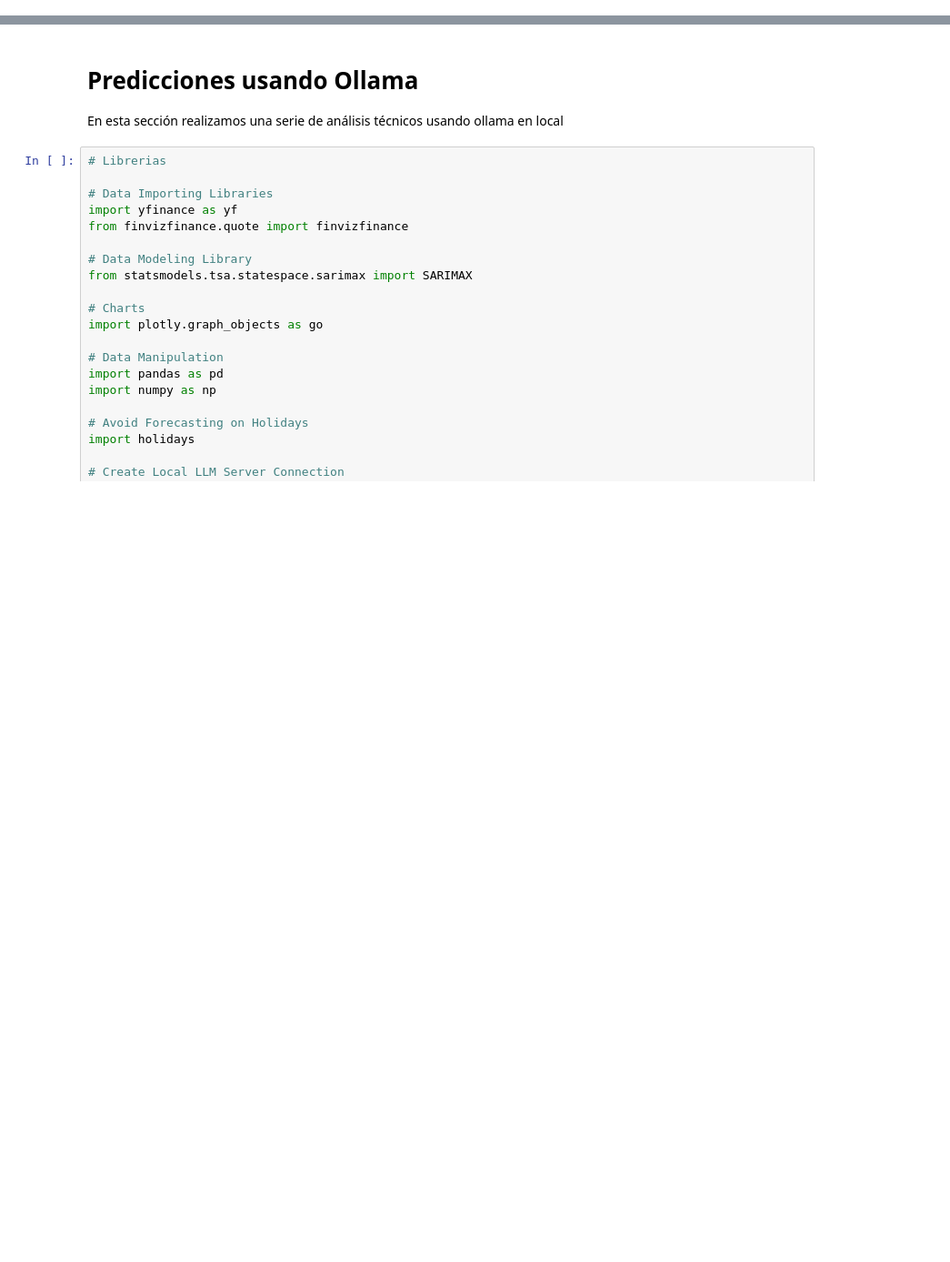
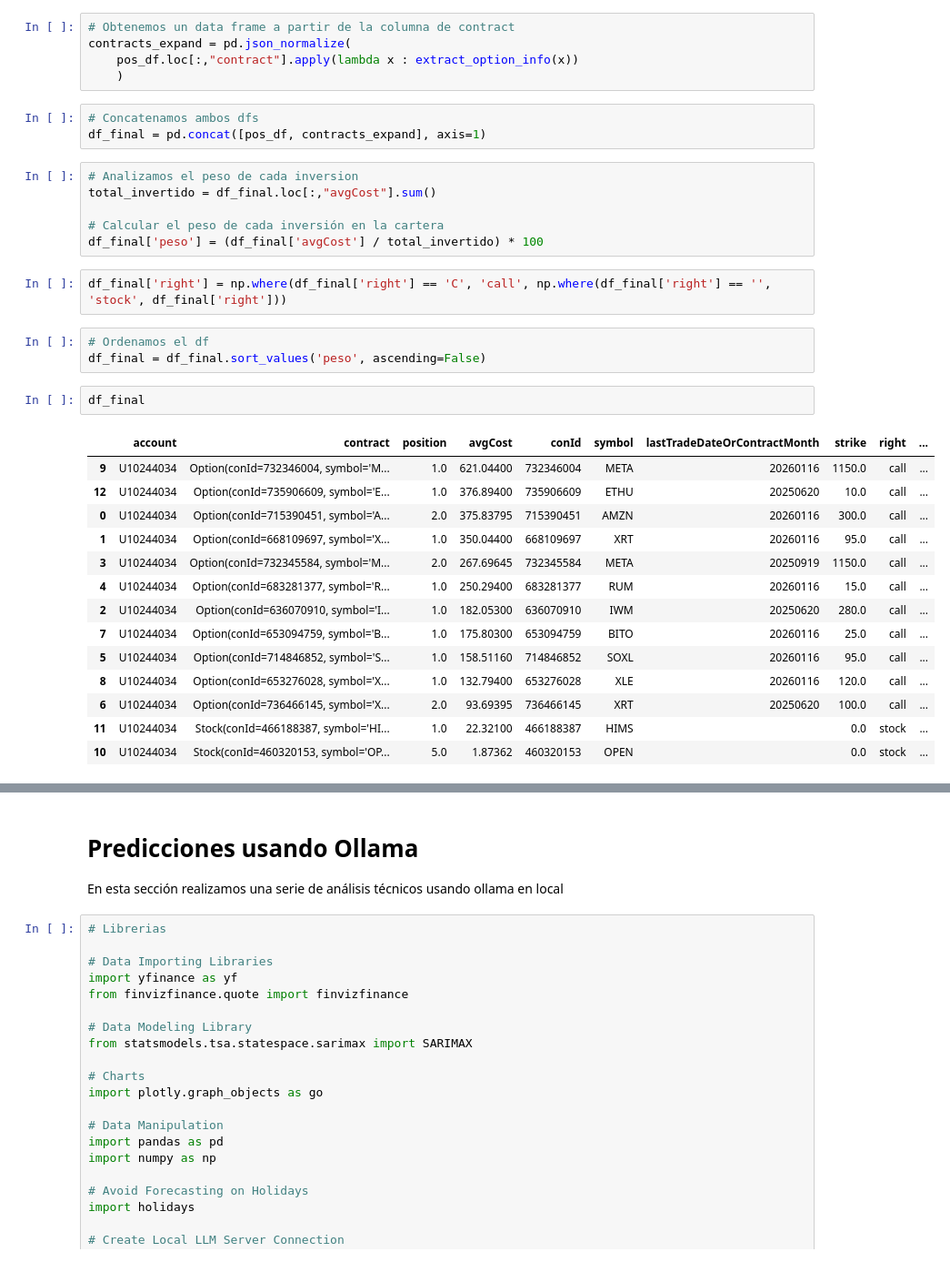
Before and after one commit to nestorap/sotck_app, a Jupyter notebook: notebooks/pruebas.ipynb, the cells around one changed output, grey strips where cells are left out. Shown at 91% size. Saved outputs shown, nothing was run; the diff lists cells and outputs as text; blank space fills up the shorter version.

```diff
--- a/notebooks/pruebas.ipynb
+++ b/notebooks/pruebas.ipynb
@@ -23,0 +70,36 @@ Matplotlib is building the font cache; this may take a moment.
+# %%
+# Obtenemos un data frame a partir de la columna de contract
+contracts_expand = pd.json_normalize(
+    pos_df.loc[:,"contract"].apply(lambda x : extract_option_info(x))
+    )
+# %%
+# Concatenamos ambos dfs
+df_final = pd.concat([pos_df, contracts_expand], axis=1)
+# %%
+# Analizamos el peso de cada inversion
+total_invertido = df_final.loc[:,"avgCost"].sum()
+
+# Calcular el peso de cada inversión en la cartera
+df_final['peso'] = (df_final['avgCost'] / total_invertido) * 100
+# %%
+df_final['right'] = np.where(df_final['right'] == 'C', 'call', np.where(df_final['right'] == '', 'stock', df_final['right']))
+# %%
+# Ordenamos el df
+df_final = df_final.sort_values('peso', ascending=False)
+# %%
+df_final
+# %% [output]
+|  | account | contract | position | avgCost | conId | symbol | lastTradeDateOrContractMonth | strike | right | ... |
+| 9 | U10244034 | Option(conId=732346004, symbol='M... | 1.0 | 621.04400 | 732346004 | META | 20260116 | 1150.0 | call | ... |
+| 12 | U10244034 | Option(conId=735906609, symbol='E... | 1.0 | 376.89400 | 735906609 | ETHU | 20250620 | 10.0 | call | ... |
+| 0 | U10244034 | Option(conId=715390451, symbol='A... | 2.0 | 375.83795 | 715390451 | AMZN | 20260116 | 300.0 | call | ... |
+| 1 | U10244034 | Option(conId=668109697, symbol='X... | 1.0 | 350.04400 | 668109697 | XRT | 20260116 | 95.0 | call | ... |
+| 3 | U10244034 | Option(conId=732345584, symbol='M... | 2.0 | 267.69645 | 732345584 | META | 20250919 | 1150.0 | call | ... |
+| 4 | U10244034 | Option(conId=683281377, symbol='R... | 1.0 | 250.29400 | 683281377 | RUM | 20260116 | 15.0 | call | ... |
+| 2 | U10244034 | Option(conId=636070910, symbol='I... | 1.0 | 182.05300 | 636070910 | IWM | 20250620 | 280.0 | call | ... |
+| 7 | U10244034 | Option(conId=653094759, symbol='B... | 1.0 | 175.80300 | 653094759 | BITO | 20260116 | 25.0 | call | ... |
+| 5 | U10244034 | Option(conId=714846852, symbol='S... | 1.0 | 158.51160 | 714846852 | SOXL | 20260116 | 95.0 | call | ... |
+| 8 | U10244034 | Option(conId=653276028, symbol='X... | 1.0 | 132.79400 | 653276028 | XLE | 20260116 | 120.0 | call | ... |
+| 6 | U10244034 | Option(conId=736466145, symbol='X... | 2.0 | 93.69395 | 736466145 | XRT | 20250620 | 100.0 | call | ... |
+| 11 | U10244034 | Stock(conId=466188387, symbol='HI... | 1.0 | 22.32100 | 466188387 | HIMS |  | 0.0 | stock | ... |
+| 10 | U10244034 | Stock(conId=460320153, symbol='OP... | 5.0 | 1.87362 | 460320153 | OPEN |  | 0.0 | stock | ... |
```
Also changed, not shown: parts of 18 cells of this notebook.
